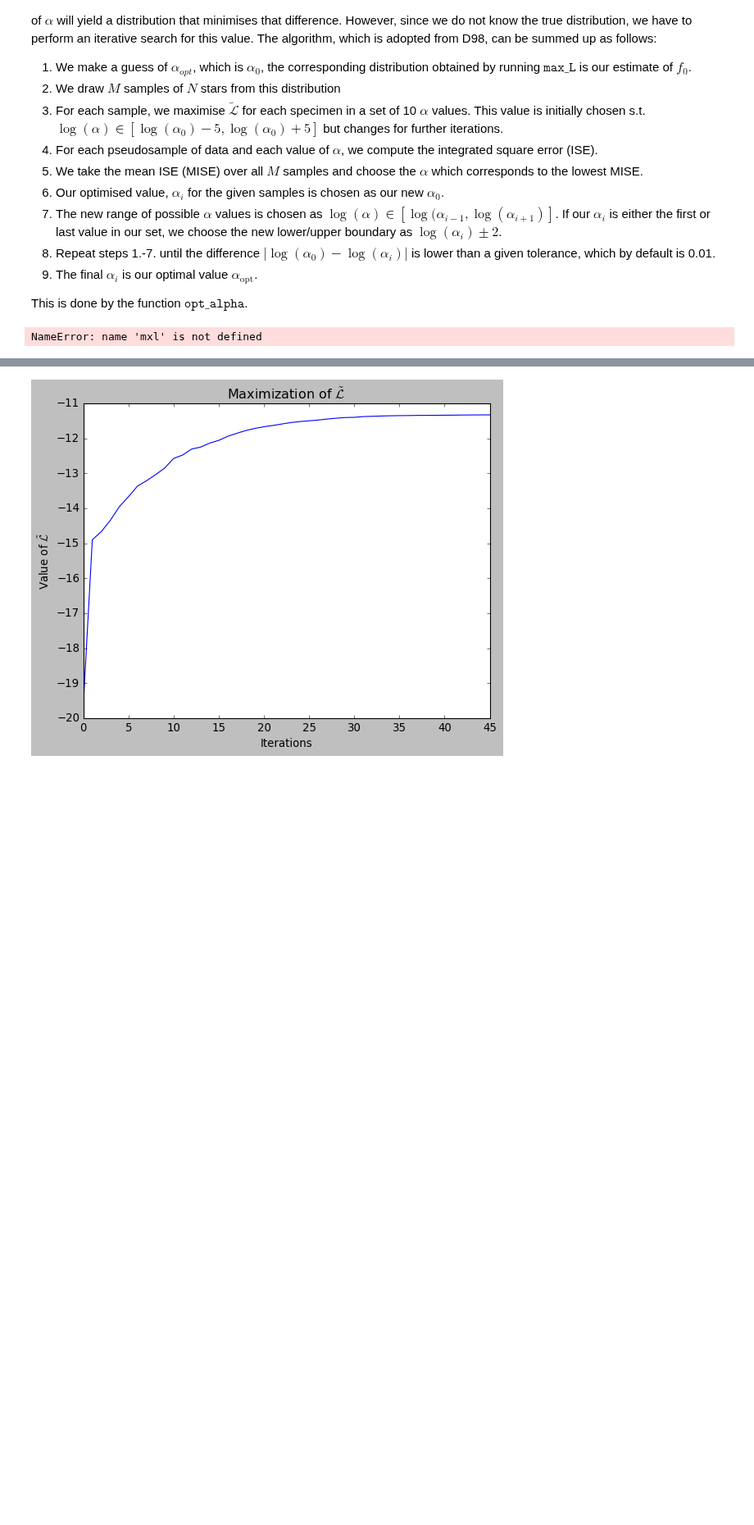
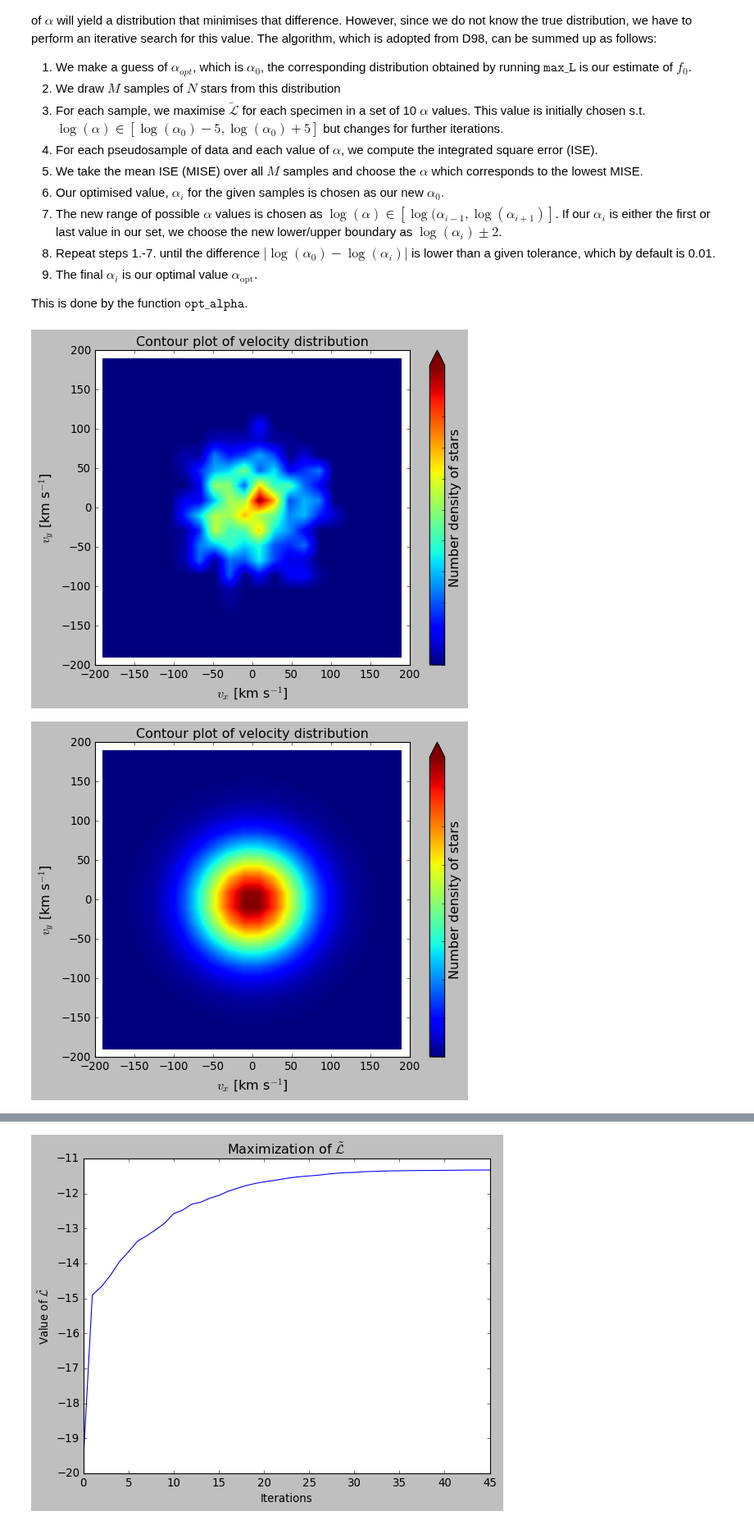
Before and after one commit to PaulMcMillan-Astro/DeprojectionProject, a Jupyter notebook: InitialDeprojectionNotebook.ipynb, the cells around one changed output, grey strips where cells are left out. Shown at 82% size. Saved outputs shown, nothing was run; the diff lists cells and outputs as text; code cells hidden in the pictures; blank space fills up the shorter version.

```diff
--- a/InitialDeprojectionNotebook.ipynb
+++ b/InitialDeprojectionNotebook.ipynb
@@ -248,7 +248,7 @@ In order to perform the maximisation of the log-likelihood for the velocity dist
 
 To argue for this, we give an example of the effect that a poor choice of $\alpha$ has, as opposed to a good choice.
 # %%
-alpha_guess_bad = 1e-10
+alpha_guess_bad = 1e-11
 
 v_guess = np.array([2,1,-3])
 disp_guess = np.array([30,30,30])
@@ -304,15 +296,16 @@ This is done by the function $\texttt{opt_alpha}$.
 # %%
 from Deproject_plots import plot_fv
 
-plot_fv(mxl,'xy',vmin,dv,n)
+plot_fv(phi_bad,'xy',vmin,dv,n)
 
 sigma2, vmean0 = calc_sigma2(pvals,rhatvals,True)
 
 sigma = np.sqrt(sigma2)
 
 phi0 = phi_guess(vmean0,sigma,vmin,dv,n)
 
 plot_fv(phi0,'xy',vmin,dv,n)
 # %% [output]
-NameError: name 'mxl' is not defined
+[figure, added]
+[figure, added]
 # %%
```
Also changed, not shown: parts of 9 cells of this notebook, 2 other files.
